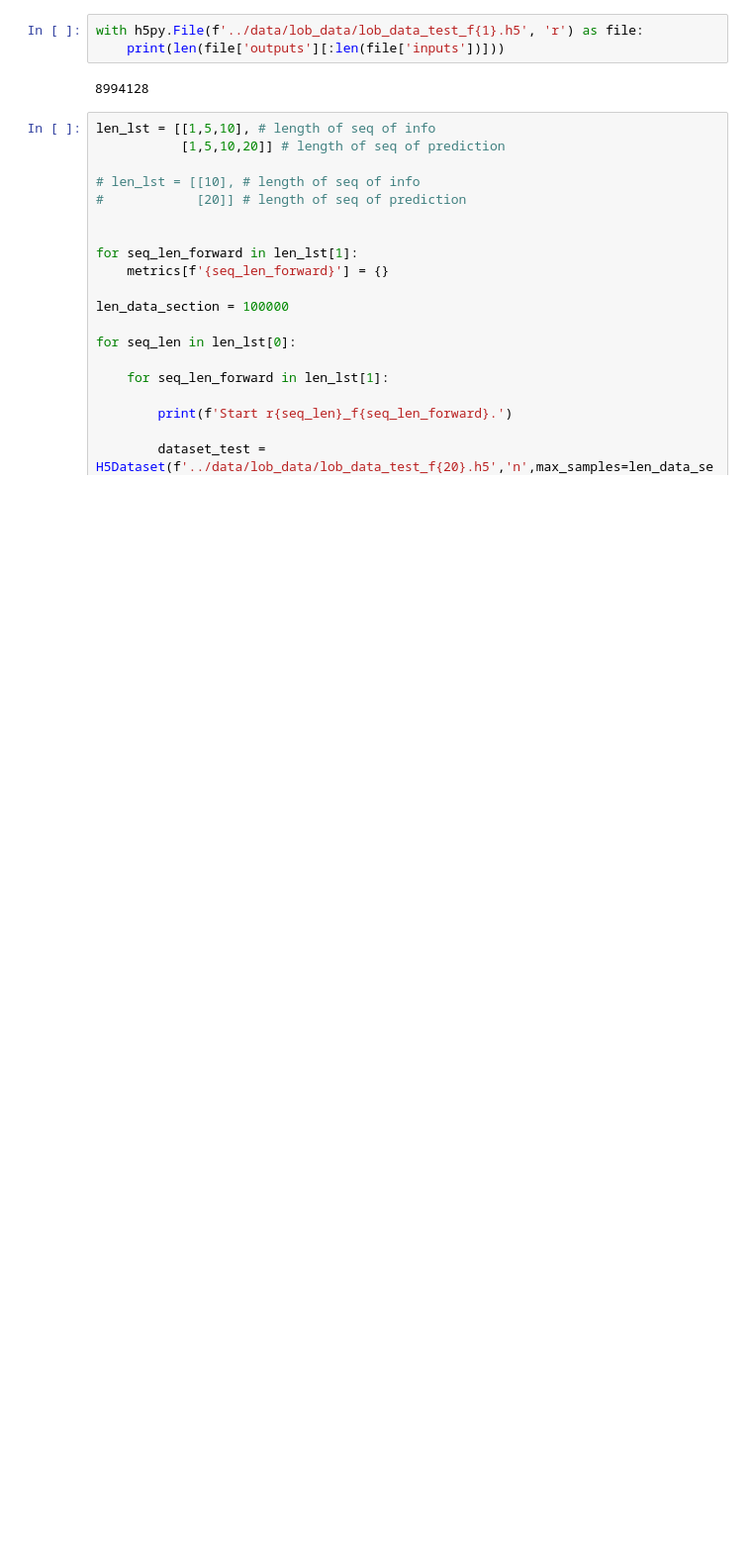
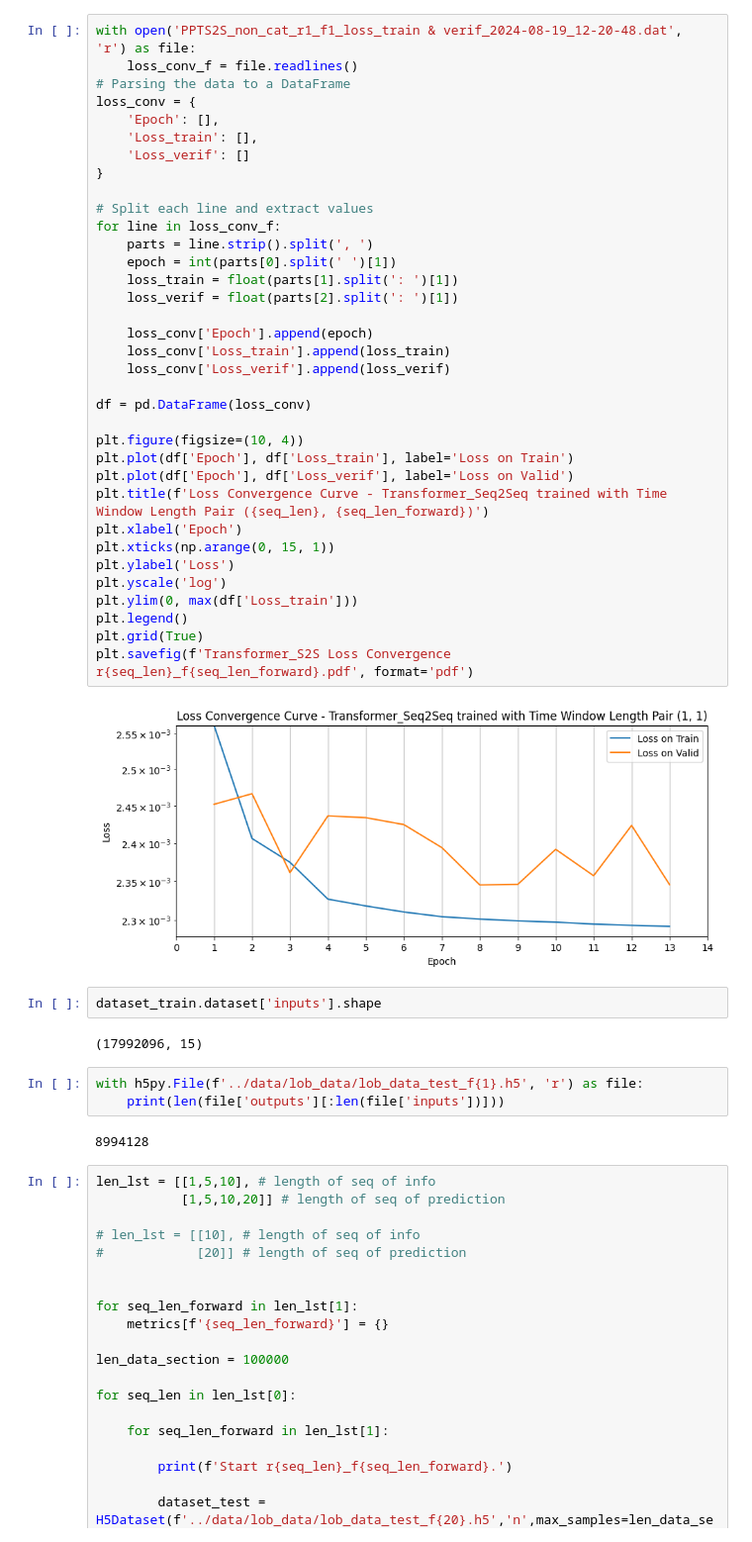
Before and after one commit to Ysrae1/TraderT, a Jupyter notebook: TransformerS2S/TS2S_eval.ipynb, the cells around one changed output. Shown at 99% size. Saved outputs shown, nothing was run; the diff lists cells and outputs as text; blank space fills up the shorter version.

```diff
--- a/TransformerS2S/TS2S_eval.ipynb
+++ b/TransformerS2S/TS2S_eval.ipynb
@@ -479,3 +475,44 @@ dataset_test_dn.add_indices()
+# %%
+with open('PPTS2S_non_cat_r1_f1_loss_train & verif_2024-08-19_12-20-48.dat', 'r') as file:
+    loss_conv_f = file.readlines()
+# Parsing the data to a DataFrame
+loss_conv = {
+    'Epoch': [],
+    'Loss_train': [],
+    'Loss_verif': []
+}
+
+# Split each line and extract values
+for line in loss_conv_f:
+    parts = line.strip().split(', ')
+    epoch = int(parts[0].split(' ')[1])
+    loss_train = float(parts[1].split(': ')[1])
+    loss_verif = float(parts[2].split(': ')[1])
+
+    loss_conv['Epoch'].append(epoch)
+    loss_conv['Loss_train'].append(loss_train)
+    loss_conv['Loss_verif'].append(loss_verif)
+
+df = pd.DataFrame(loss_conv)
+
+plt.figure(figsize=(10, 4))
+plt.plot(df['Epoch'], df['Loss_train'], label='Loss on Train')
+plt.plot(df['Epoch'], df['Loss_verif'], label='Loss on Valid')
+plt.title(f'Loss Convergence Curve - Transformer_Seq2Seq trained with Time Window Length Pair ({seq_len}, {seq_len_forward})')
+plt.xlabel('Epoch')
+plt.xticks(np.arange(0, 15, 1))
+plt.ylabel('Loss')
+plt.yscale('log')
+plt.ylim(0, max(df['Loss_train']))
+plt.legend()
+plt.grid(True)
+plt.savefig(f'Transformer_S2S Loss Convergence r{seq_len}_f{seq_len_forward}.pdf', format='pdf')
+# %% [output]
+[figure, added]
+# %%
+dataset_train.dataset['inputs'].shape
+# %% [output]
+(17992096, 15)
 # %%
 with h5py.File(f'../data/lob_data/lob_data_test_f{1}.h5', 'r') as file:
     print(len(file['outputs'][:len(file['inputs'])]))
```
Also changed, not shown: parts of 3 cells of this notebook, 32 other files.
